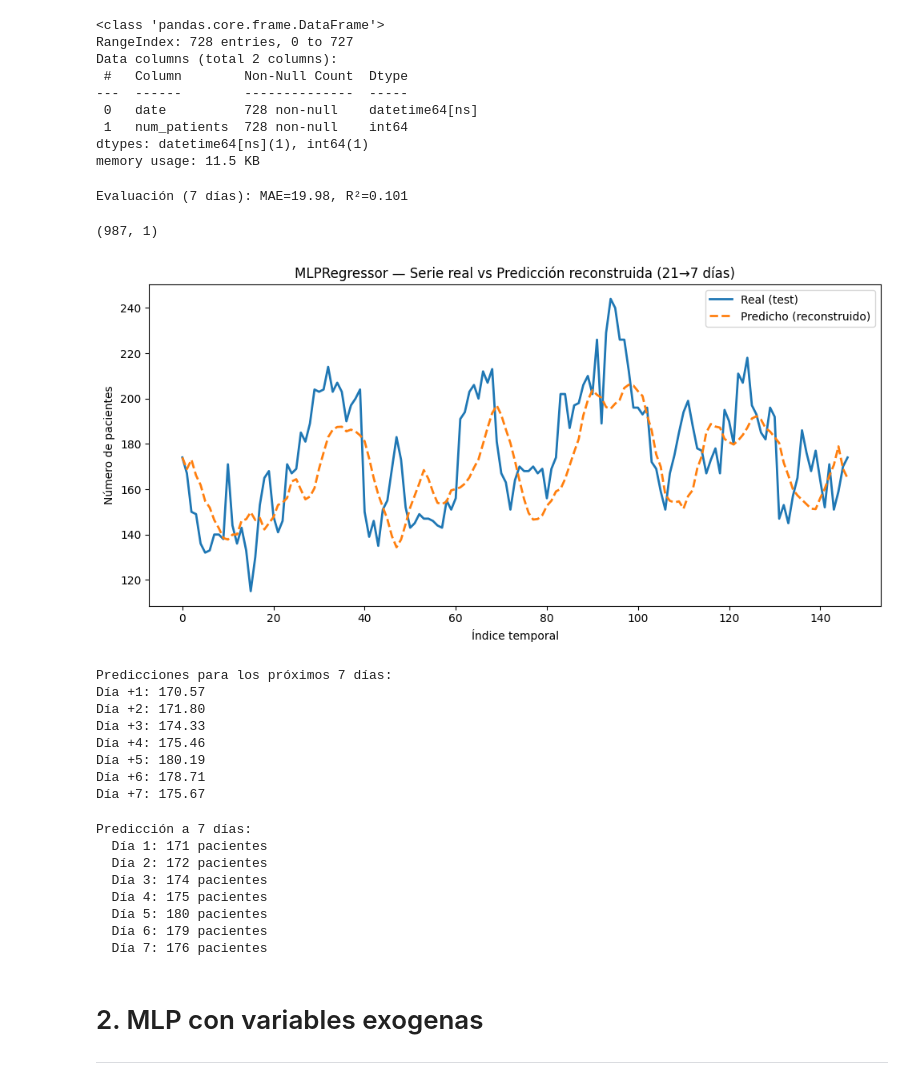
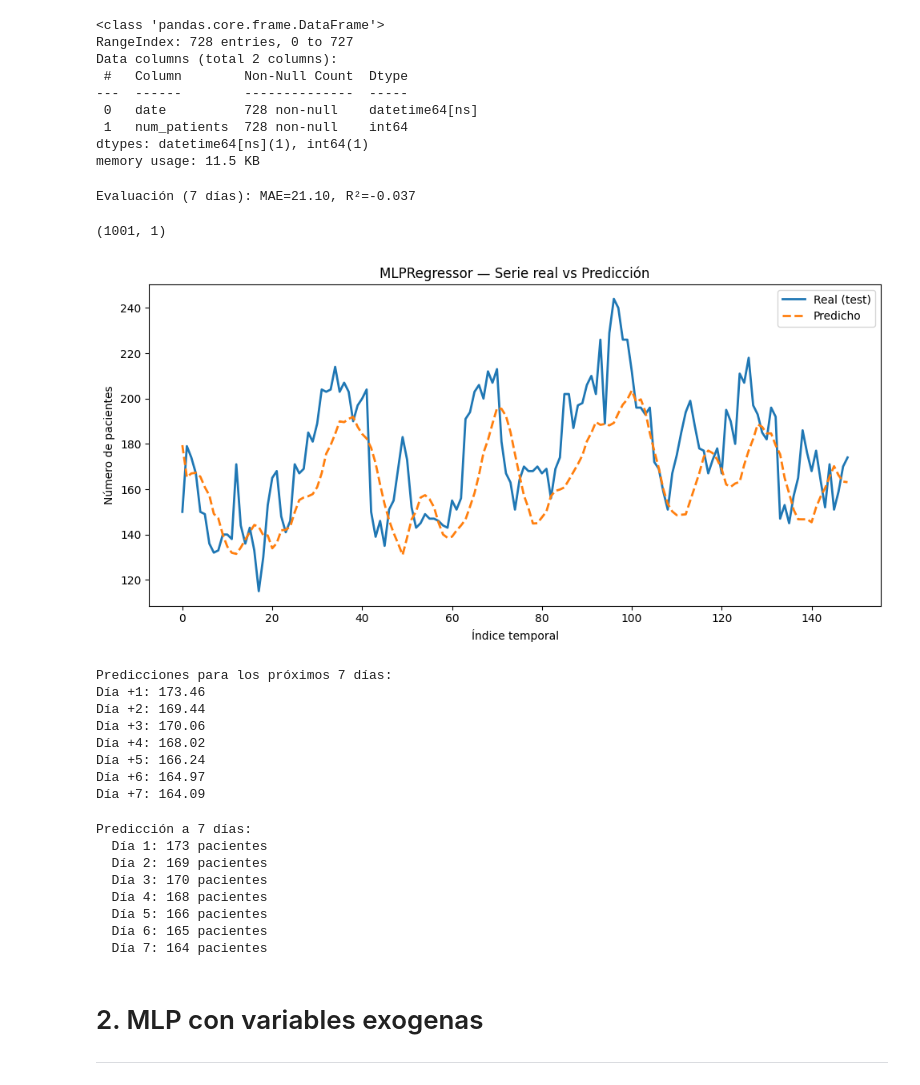
Before and after one commit to FaustoGabini/hospital-bed-prediction, a Jupyter notebook: 03_MLP.ipynb, the cells around one changed output. Drawn from its saved outputs; the diff is of its cells as text; code cells hidden in the pictures.

```diff
--- a/03_MLP.ipynb
+++ b/03_MLP.ipynb
@@ -45,7 +45,7 @@ scaler = MinMaxScaler()
 y_scaled = scaler.fit_transform(y.reshape(-1, 1))
 
 # --- Crear ventanas ---
-n_lags = 21
+n_lags = 7
 n_future = 7
 X, y_lagged = create_lags(y_scaled, n_lags, n_future)
 # %%
@@ -60,7 +60,7 @@ mlp = MLPRegressor(
     hidden_layer_sizes=(128, 64),
     activation='relu',
     solver='adam',
-    max_iter=1000,
+    max_iter=5000,
     random_state=42,
     early_stopping=True
 )
@@ -76,15 +76,12 @@ mae = mean_absolute_error(y_test_inv, y_pred_inv)
 r2 = r2_score(y_test_inv, y_pred_inv)
 print(f"Evaluación (7 días): MAE={mae:.2f}, R²={r2:.3f}")
 # %% [output]
-Evaluación (7 días): MAE=19.98, R²=0.101
+Evaluación (7 días): MAE=21.10, R²=-0.037
 # %%
 y_test_inv.shape
 # %% [output]
-(987, 1)
+(1001, 1)
 # %%
-import numpy as np
-import matplotlib.pyplot as plt
-
 # --- Predicciones ---
 y_pred = mlp.predict(X_test)
 
@@ -96,36 +93,36 @@ n_steps_out = 7
 
 # --- Reconstruir serie predicha (promediando solapamientos) ---
 n_test_points = len(y_test_inv) + n_steps_out - 1
 y_pred_recon = np.zeros(n_test_points)
 counts = np.zeros(n_test_points)
 
 for i in range(len(y_pred_inv)):
     for j in range(n_steps_out):
         y_pred_recon[i + j] += y_pred_inv[i, j]
         counts[i + j] += 1
 
 y_pred_recon = y_pred_recon / np.maximum(counts, 1)
 
 # --- Calcular inicio del test ---
 # len(y_train) = cantidad de muestras previas a la división 80/20
 start_test = len(y) - len(y_test_inv) - n_steps_out + 1
 
 # Porción real equivalente al test
 y_test_segment = y[start_test : start_test + len(y_pred_recon)]
 
 # --- Graficar ---
 plt.figure(figsize=(10, 5))
 plt.plot(y_test_segment, label="Real (test)", color="#1f77b4", linewidth=2)
-plt.plot(y_pred_recon, label="Predicho (reconstruido)", color="#ff7f0e", linestyle="--", linewidth=2)
+plt.plot(y_pred_recon, label="Predicho", color="#ff7f0e", linestyle="--", linewidth=2)
 
-plt.title("MLPRegressor — Serie real vs Predicción reconstruida (21→7 días)")
+plt.title("MLPRegressor — Serie real vs Predicción")
 plt.xlabel("Índice temporal")
 plt.ylabel("Número de pacientes")
 plt.legend()
 plt.tight_layout()
 plt.show()
 # %% [output]
-[figure, old version]
+[figure, new version]
 # %%
 # --- Tomamos los últimos 21 valores conocidos ---
 last_window = y_scaled[-n_lags:].reshape(1, -1)   # (1, 21)
@@ -153,26 +150,26 @@ for i, val in enumerate(future_preds_inv, 1):
     print(f"Día +{i}: {val:.2f}")
 # %% [output]
 Predicciones para los próximos 7 días:
-Día +1: 170.57
-Día +2: 171.80
-Día +3: 174.33
-Día +4: 175.46
-Día +5: 180.19
-Día +6: 178.71
-Día +7: 175.67
+Día +1: 173.46
+Día +2: 169.44
+Día +3: 170.06
+Día +4: 168.02
+Día +5: 166.24
+Día +6: 164.97
+Día +7: 164.09
 # %%
 print("\nPredicción a 7 días:")
 for i, val in enumerate(future_preds_inv, start=1):
     print(f"  Día {i:}: {round(val)} pacientes")
 # %% [output]
 Predicción a 7 días:
-  Día 1: 171 pacientes
-  Día 2: 172 pacientes
-  Día 3: 174 pacientes
-  Día 4: 175 pacientes
-  Día 5: 180 pacientes
-  Día 6: 179 pacientes
-  Día 7: 176 pacientes
+  Día 1: 173 pacientes
+  Día 2: 169 pacientes
+  Día 3: 170 pacientes
+  Día 4: 168 pacientes
+  Día 5: 166 pacientes
+  Día 6: 165 pacientes
+  Día 7: 164 pacientes
 # %% [markdown]
 # 2. MLP con variables exogenas
 ---
```
Also changed, not shown: parts of 5 cells of this notebook.
